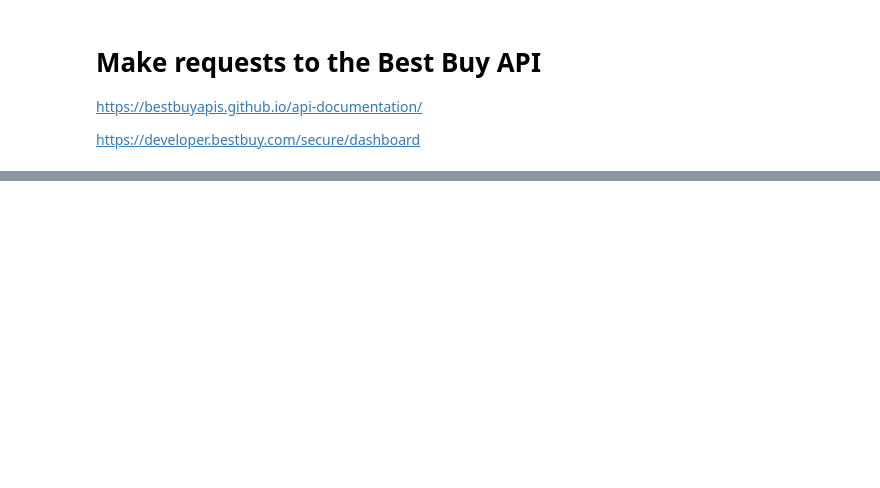
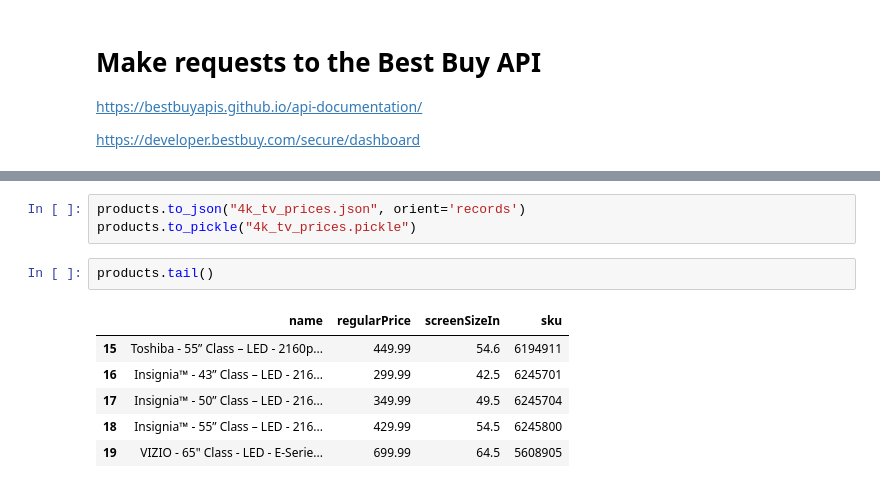
Before and after one commit to johnwmillr/BestBuyAPI, a Jupyter notebook: scrapeBestBuy.ipynb, the cells around one changed output, grey strips where cells are left out. Drawn from its saved outputs; the diff is of its cells as text; blank space fills up the shorter version.

```diff
--- a/scrapeBestBuy.ipynb
+++ b/scrapeBestBuy.ipynb
@@ -67,0 +60,12 @@ Your search started with product number 1 and ended with number 0
+# %%
+products.to_json("4k_tv_prices.json", orient='records')
+products.to_pickle("4k_tv_prices.pickle")
+# %%
+products.tail()
+# %% [output]
+|  | name | regularPrice | screenSizeIn | sku |
+| 15 | Toshiba - 55” Class – LED - 2160p... | 449.99 | 54.6 | 6194911 |
+| 16 | Insignia™ - 43” Class – LED - 216... | 299.99 | 42.5 | 6245701 |
+| 17 | Insignia™ - 50” Class – LED - 216... | 349.99 | 49.5 | 6245704 |
+| 18 | Insignia™ - 55” Class – LED - 216... | 429.99 | 54.5 | 6245800 |
+| 19 | VIZIO - 65" Class - LED - E-Serie... | 699.99 | 64.5 | 5608905 |
```
Also changed, not shown: parts of 23 cells of this notebook.
